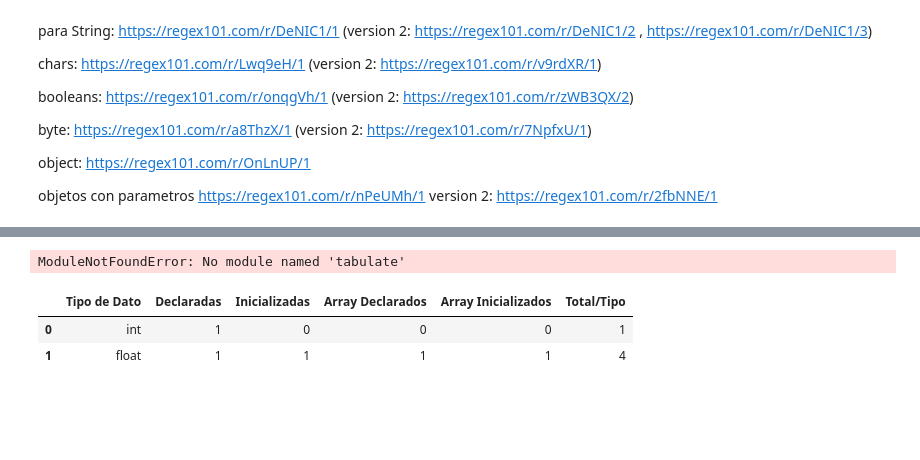
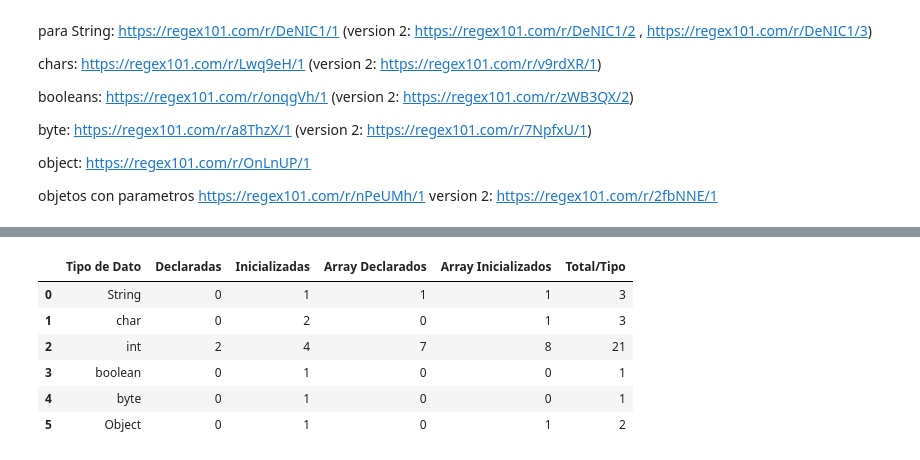
Before and after one commit to rorode8/regex, a Jupyter notebook: regex.ipynb, the cells around one changed output, grey strips where cells are left out. Saved outputs shown, nothing was run; the diff lists cells and outputs as text; code cells hidden in the pictures; blank space fills up the shorter version.

```diff
--- a/regex.ipynb
+++ b/regex.ipynb
@@ -172,59 +170,6 @@ public class Main {
-# %%
-from tabulate import tabulate
-def tabula(dic):
-
-    #Recibe un diccionario con el formato dado arriba
-    #Imprime una tabla
-
-    dd = {}
-    num_keys = len(dic)
-    dd['dataType']= ['']*num_keys
-    dd['de_escalars']=[0]*num_keys
-    dd['in_escalars']=[0]*num_keys
-    dd['de_arrays']=[0]*num_keys
-    dd['in_arrays']=[0]*num_keys
-    dd['total']=[0]*num_keys
-    cont = 0
-
-    for typeData in dic:
-        total = sum(dic[typeData])
-        dd['dataType'][cont] = typeData
-        dd['de_escalars'][cont]=dic[typeData][0]
-        dd['in_escalars'][cont]=dic[typeData][1]
-        dd['de_arrays'][cont]=dic[typeData][2]
-        dd['in_arrays'][cont]=dic[typeData][3]
-        dd['total'][cont] = total
-        cont+=1
-
-    totalDec =sum(dd['total'])
-    totalTipos = len(dd['dataType'])
-    totalInic = sum(dd['in_escalars'])+sum(dd['in_arrays'])
-    totalArr = sum(dd['de_arrays'])+sum(dd['in_arrays'])
-    print('')
-    print('Estadísticas')
-    print('----------------------------------------')
-    print('ED: Variables escalares declaradas pero no inicializadas')
-    print('EI: Variables escalares declaradas e Inicializadas')
-    print('AD: Variables tipo arreglo declaradas pero no inicializadas')
-    print('EI: Variables tipo arreglo declaradas e Inicializadas')
-    print('----------------------------------------')
-    print('')
-    print(tabulate(dd,headers=
-                   ['Tipo','ED','EI',
-                    'AD','AI','Total']))
-
-
-    print('----------------------------------------')
-    print('Total de variables declaradas: ',totalDec)
-    print('Total de tipos de datos declarados: ',totalTipos)
-    print('Total de variables declaradas e Inicializadas: ',totalInic)
-    print('Total de variables de tipo arreglo: ',totalArr)
-tabula(d)
-# %% [output]
-ModuleNotFoundError: No module named 'tabulate'
 # %%
 
-def tabula(diccionario):
+def tabula(dic):
 
     dd = {}
     num_keys = len(dic)
@@ -238,7 +183,7 @@ def tabula(diccionario):
 
     for typeData in dic:
         #Este es el total por tipo
-        total = sum(diccionario[typeData])
+        total = sum(dic[typeData])
         dd['Tipo de Dato'][cont] = typeData
         dd['Declaradas'][cont]=dic[typeData][0]
         dd['Inicializadas'][cont]=dic[typeData][1]
@@ -252,12 +197,15 @@ def tabula(diccionario):
     #Para mostrar el Dataframe solo hace falta
     #pd.DataFrame(tabula(dic))
 # %%
-dic= {}
-dic['int']=[1,0,0,0]
-dic['float']=[1,1,1,1]
+
 import pandas as pd
-pd.DataFrame(tabula(dic))
+pd.DataFrame(tabula(d))
+print()
 # %% [output]
 |  | Tipo de Dato | Declaradas | Inicializadas | Array Declarados | Array Inicializados | Total/Tipo |
-| 0 | int | 1 | 0 | 0 | 0 | 1 |
-| 1 | float | 1 | 1 | 1 | 1 | 4 |
+| 0 | String | 0 | 1 | 1 | 1 | 3 |
+| 1 | char | 0 | 2 | 0 | 1 | 3 |
+| 2 | int | 2 | 4 | 7 | 8 | 21 |
+| 3 | boolean | 0 | 1 | 0 | 0 | 1 |
+| 4 | byte | 0 | 1 | 0 | 0 | 1 |
+| 5 | Object | 0 | 1 | 0 | 1 | 2 |
```
Also changed, not shown: parts of 2 cells of this notebook, 6 other files.
